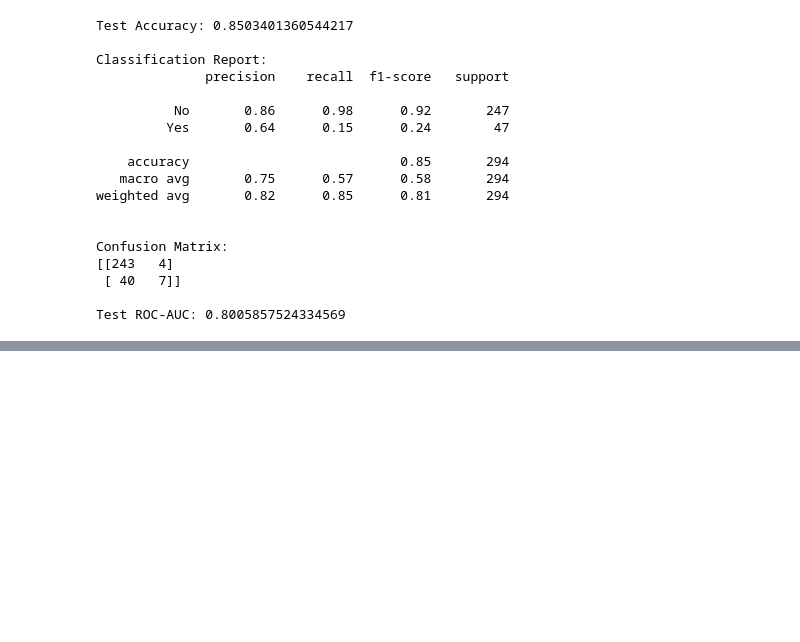
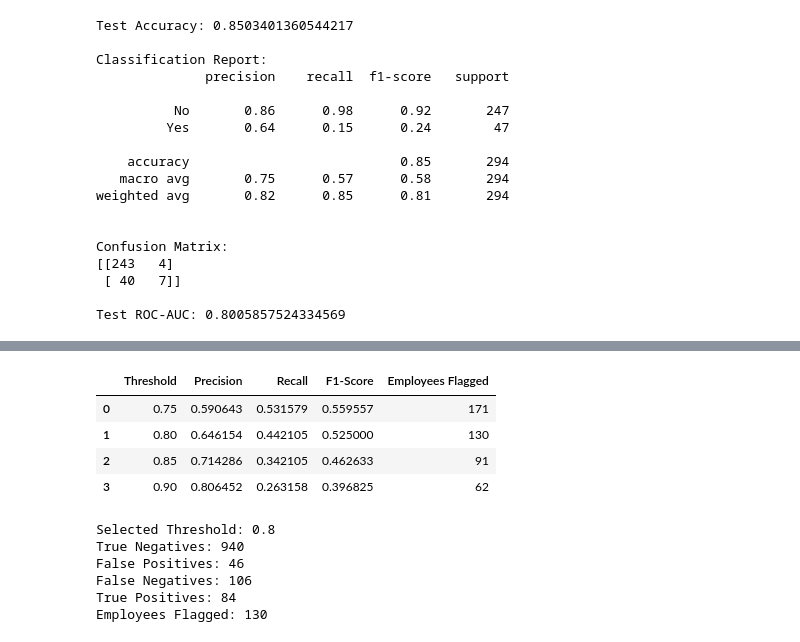
Before and after one commit to Anshtayal5/employee-attrition-prediction, a Jupyter notebook: notebooks/01_eda.ipynb, the cells around one changed output, grey strips where cells are left out. Drawn from its saved outputs; the diff is of its cells as text; code cells hidden in the pictures; blank space fills up the shorter version.

```diff
--- a/notebooks/01_eda.ipynb
+++ b/notebooks/01_eda.ipynb
@@ -1619,0 +1725,18 @@ Test ROC-AUC: 0.8005857524334569
+# %%
+from sklearn.metrics import confusion_matrix
+
+for threshold in [0.3, 0.5, 0.7]:
+
+    y_pred_threshold = (y_proba_oof >= threshold).astype(int)
+
+    tn, fp, fn, tp = confusion_matrix(
+        y_train_binary,
+        y_pred_threshold
+    ).ravel()
+
+    print(f"\nThreshold: {threshold}")
+    print("True Negatives:", tn)
+    print("False Positives:", fp)
+    print("False Negatives:", fn)
+    print("True Positives:", tp)
+    print("Employees flagged for attrition:", tp + fp)
@@ -1619,0 +1764,61 @@ Test ROC-AUC: 0.8005857524334569
+# %%
+from sklearn.metrics import precision_score, recall_score, f1_score
+
+higher_thresholds = [0.75, 0.80, 0.85, 0.90]
+
+higher_results = []
+
+for threshold in higher_thresholds:
+
+    y_pred_threshold = (y_proba_oof >= threshold).astype(int)
+
+    precision = precision_score(y_train_binary, y_pred_threshold)
+    recall = recall_score(y_train_binary, y_pred_threshold)
+    f1 = f1_score(y_train_binary, y_pred_threshold)
+
+    flagged = y_pred_threshold.sum()
+
+    higher_results.append({
+        "Threshold": threshold,
+        "Precision": precision,
+        "Recall": recall,
+        "F1-Score": f1,
+        "Employees Flagged": flagged
+    })
+
+higher_threshold_results = pd.DataFrame(higher_results)
+
+higher_threshold_results
+# %% [output]
+|  | Threshold | Precision | Recall | F1-Score | Employees Flagged |
+| 0 | 0.75 | 0.590643 | 0.531579 | 0.559557 | 171 |
+| 1 | 0.80 | 0.646154 | 0.442105 | 0.525000 | 130 |
+| 2 | 0.85 | 0.714286 | 0.342105 | 0.462633 | 91 |
+| 3 | 0.90 | 0.806452 | 0.263158 | 0.396825 | 62 |
+# %%
+from sklearn.metrics import confusion_matrix
+
+selected_threshold = 0.80
+
+y_pred_selected = (
+    y_proba_oof >= selected_threshold
+).astype(int)
+
+tn, fp, fn, tp = confusion_matrix(
+    y_train_binary,
+    y_pred_selected
+).ravel()
+
+print("Selected Threshold:", selected_threshold)
+print("True Negatives:", tn)
+print("False Positives:", fp)
+print("False Negatives:", fn)
+print("True Positives:", tp)
+print("Employees Flagged:", tp + fp)
+# %% [output]
+Selected Threshold: 0.8
+True Negatives: 940
+False Positives: 46
+False Negatives: 106
+True Positives: 84
+Employees Flagged: 130
```
Also changed, not shown: parts of 4 cells of this notebook.
